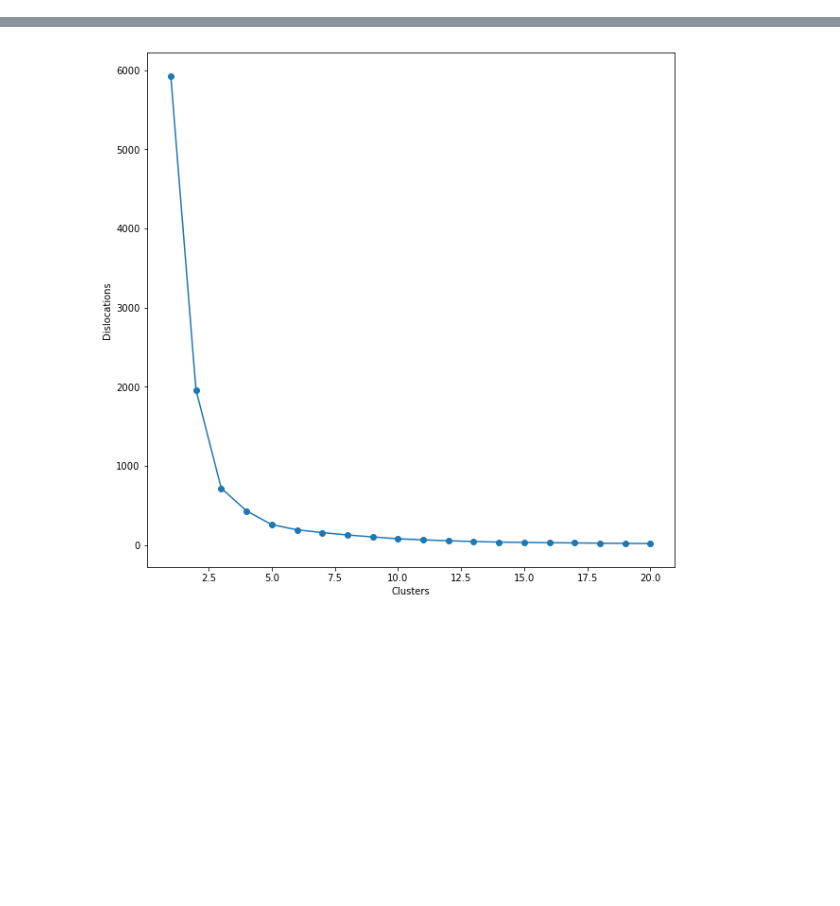
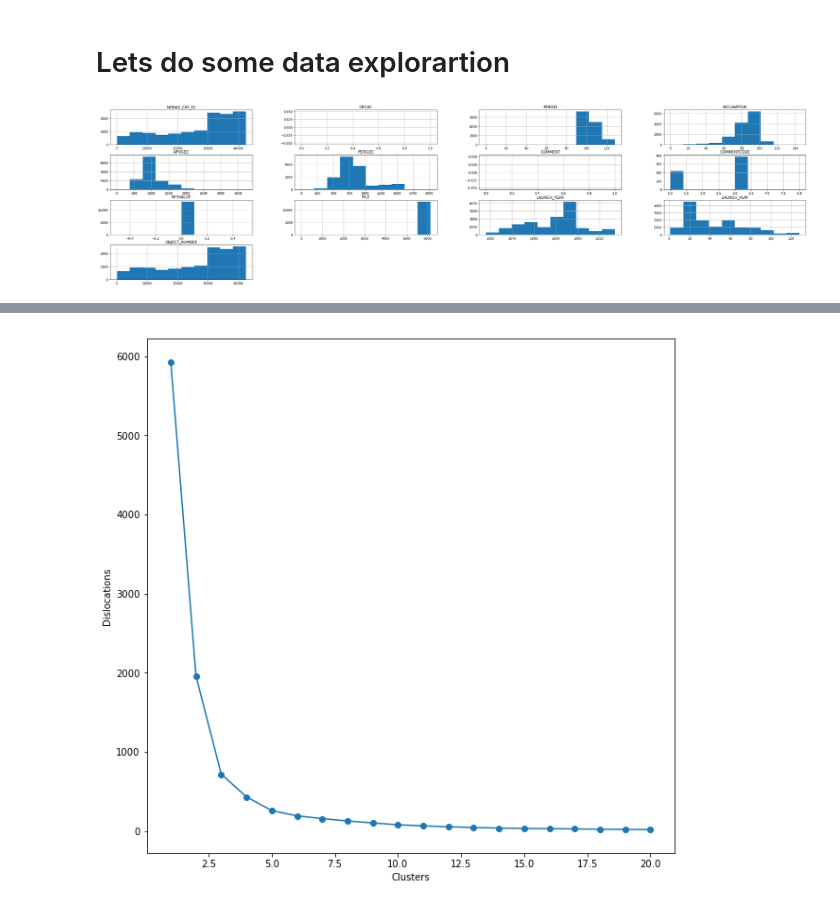
Before and after one commit to dkolosa/SpaceDebrisClassifier, a Jupyter notebook: SPclassifier.ipynb, the cells around one changed output, grey strips where cells are left out. Drawn from its saved outputs; the diff is of its cells as text; code cells hidden in the pictures; blank space fills up the shorter version.

Commit message:
Added more data, rework of exploration

```diff
--- a/SPclassifier.ipynb
+++ b/SPclassifier.ipynb
@@ -99,4 +45,0 @@ array([ 0.87540293])
-# %%
-dfcountry = dataset.groupby(['COUNTRY'])['COUNTRY'].count()
-dfcountry.plot(kind='bar')
-plt.rcParams['figure.figsize'] = (10, 10)
@@ -168,0 +88,7 @@ obj_labl.head()
+# %% [markdown]
+# Lets do some data explorartion
+# %%
+dataset.hist(figsize=(40,10))
+plt.show()
+# %% [output]
+[figure, added]
```
Also changed, not shown: parts of 37 cells of this notebook, 3 other files.
